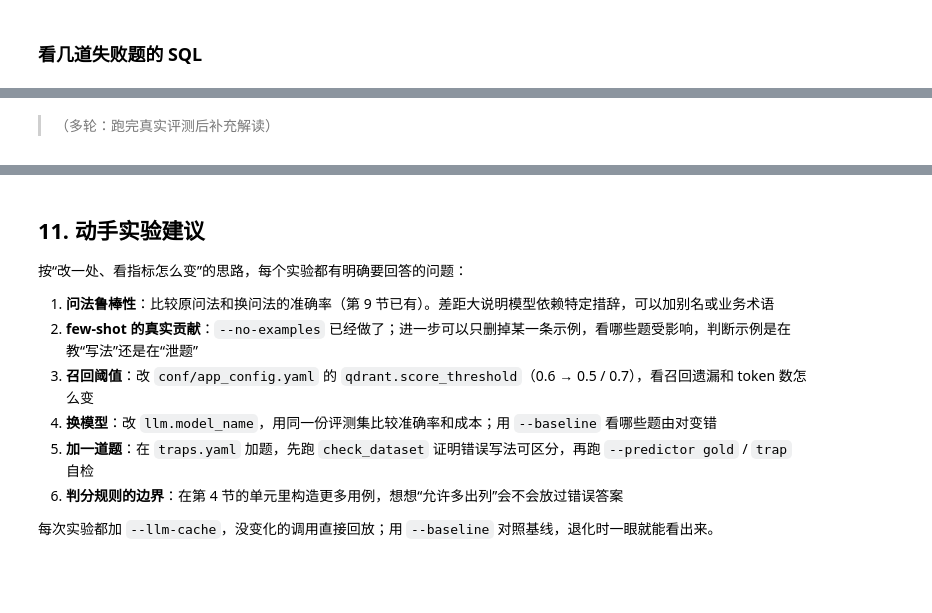
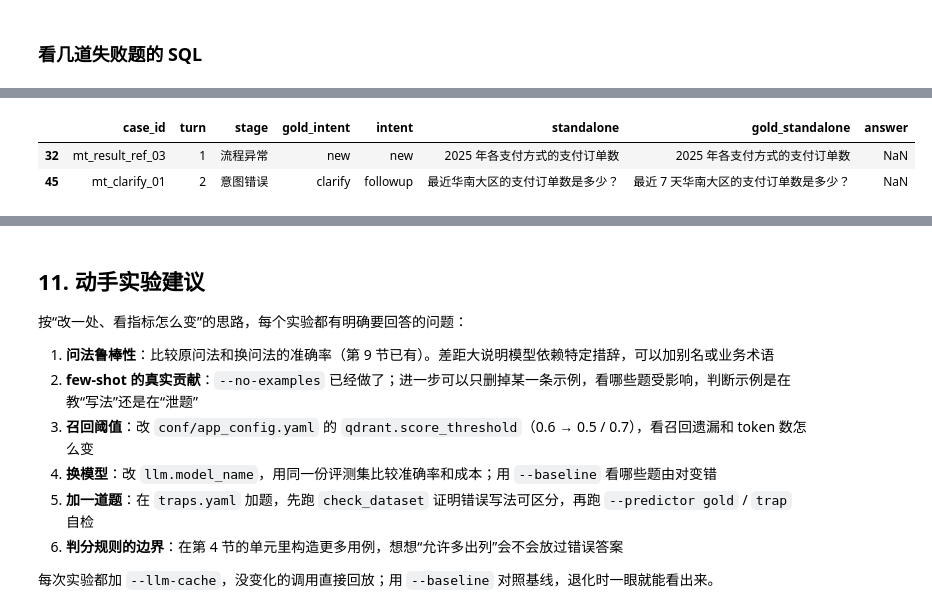
Before and after one commit to chanearly2002/shopkeeper-agent, a Jupyter notebook: notebooks/eval_tutorial.ipynb, the cells around one changed output, grey strips where cells are left out. Cells and saved outputs as stored; diff of their text form; code cells hidden in the pictures; blank space fills up the shorter version.

```diff
--- a/notebooks/eval_tutorial.ipynb
+++ b/notebooks/eval_tutorial.ipynb
@@ -564,15 +840,18 @@ pd.DataFrame(
 # %%
 _, mt_r = mt["mt_free"]
 mt_r[~mt_r["passed"]][
     [
         "case_id",
         "turn",
         "stage",
         "gold_intent",
         "intent",
         "standalone",
         "gold_standalone",
+        "answer",
     ]
 ]
+# %% [output]
+|  | case_id | turn | stage | gold_intent | intent | standalone | gold_standalone | answer |
+| 32 | mt_result_ref_03 | 1 | 流程异常 | new | new | 2025 年各支付方式的支付订单数 | 2025 年各支付方式的支付订单数 | NaN |
+| 45 | mt_clarify_01 | 2 | 意图错误 | clarify | followup | 最近华南大区的支付订单数是多少？ | 最近 7 天华南大区的支付订单数是多少？ | NaN |
-# %% [markdown]
-> （多轮：跑完真实评测后补充解读）
```
Also changed, not shown: parts of 30 cells of this notebook, 3 other files.
